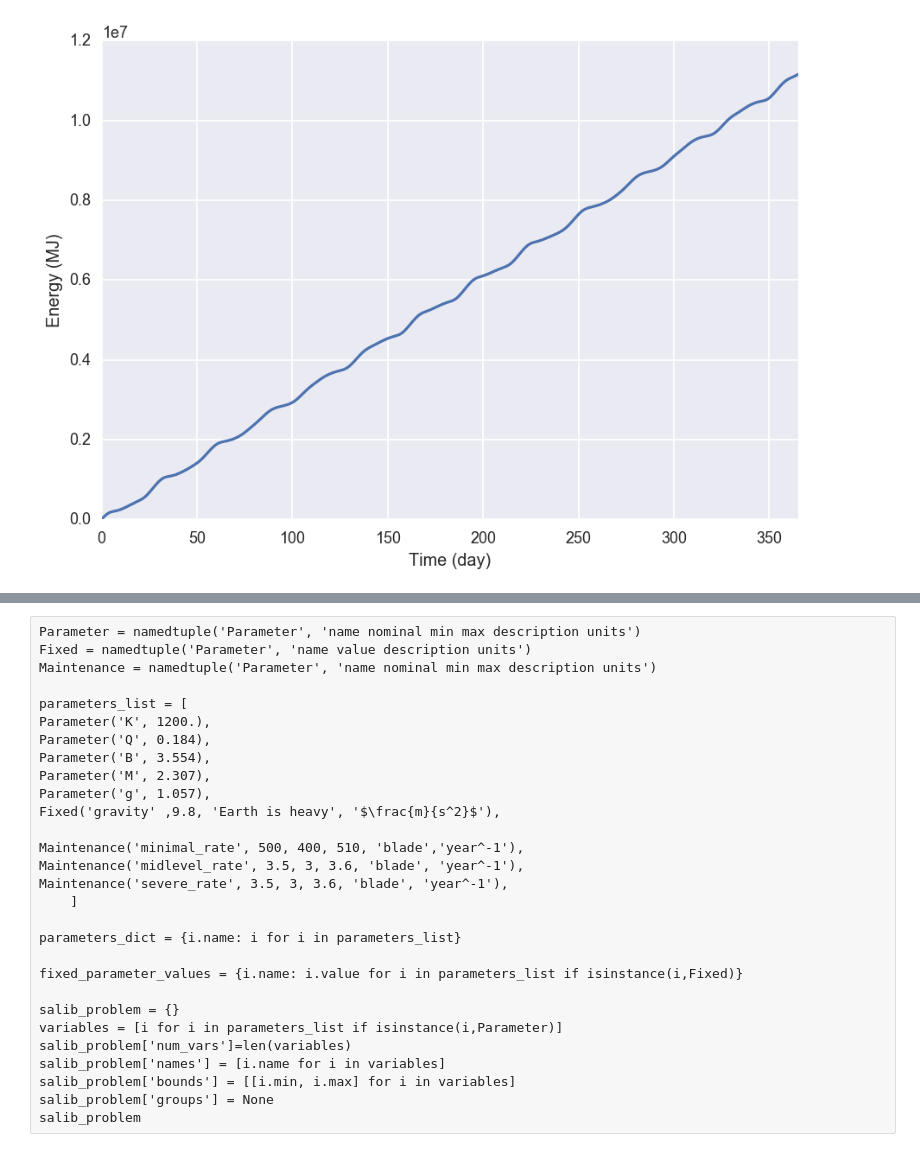
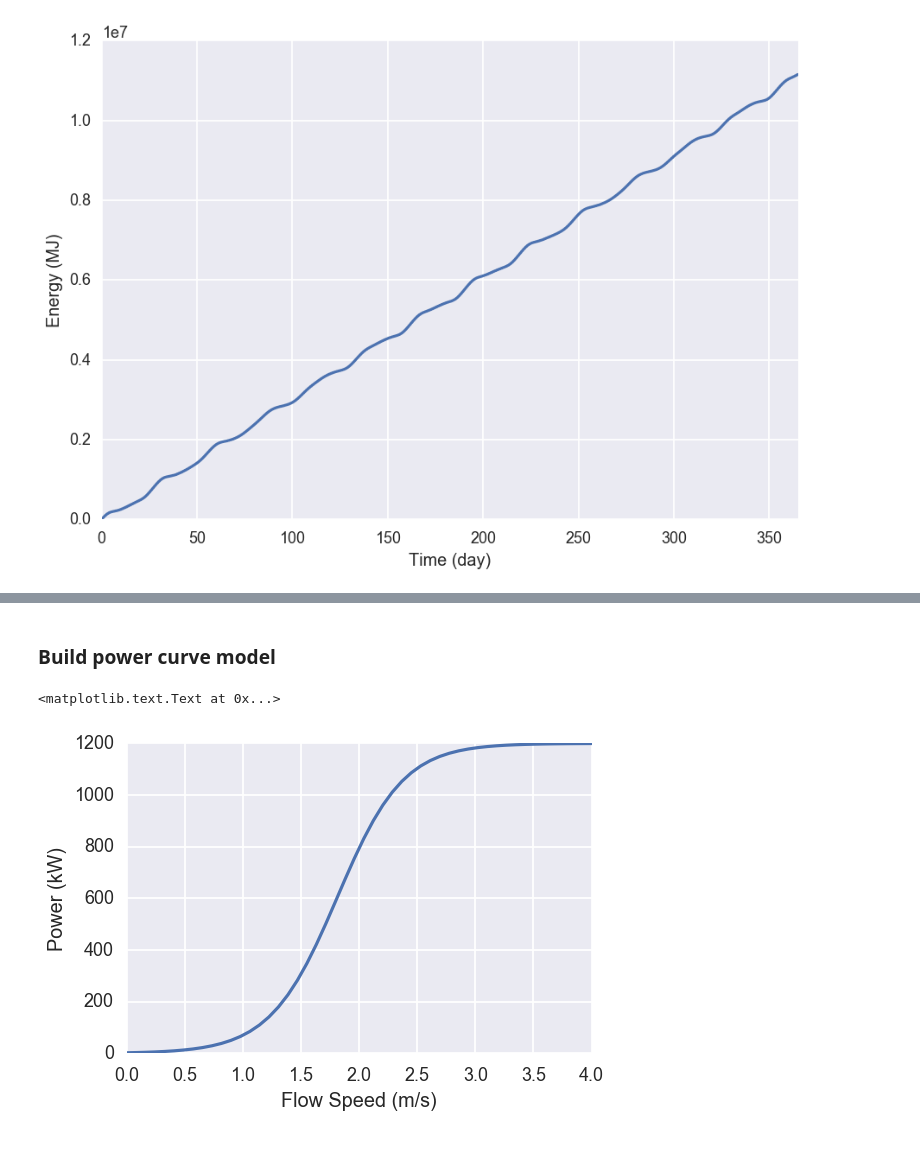
Before and after one commit to BAJJCapstone/MHK-LCoE, a Jupyter notebook: Levelized Cost of Electricity.ipynb, the cells around one changed output, grey strips where cells are left out. Drawn from its saved outputs; the diff is of its cells as text; code cells hidden in the pictures.

```diff
--- a/Levelized Cost of Electricity.ipynb
+++ b/Levelized Cost of Electricity.ipynb
@@ -142,29 +68,30 @@ from SALib.analyze.sobol import analyze as sa
-# %% [raw]
-Parameter = namedtuple('Parameter', 'name nominal min max description units')
-Fixed = namedtuple('Parameter', 'name value description units')
-Maintenance = namedtuple('Parameter', 'name nominal min max description units')
-
-parameters_list = [
-Parameter('K', 1200.),
-Parameter('Q', 0.184),
-Parameter('B', 3.554),
-Parameter('M', 2.307),
-Parameter('g', 1.057),
-Fixed('gravity' ,9.8, 'Earth is heavy', '$\frac{m}{s^2}$'),
-
-Maintenance('minimal_rate', 500, 400, 510, 'blade','year^-1'),
-Maintenance('midlevel_rate', 3.5, 3, 3.6, 'blade', 'year^-1'),
-Maintenance('severe_rate', 3.5, 3, 3.6, 'blade', 'year^-1'),
-    ]
-
-parameters_dict = {i.name: i for i in parameters_list}
-
-fixed_parameter_values = {i.name: i.value for i in parameters_list if isinstance(i,Fixed)}
-
-salib_problem = {}
-variables = [i for i in parameters_list if isinstance(i,Parameter)]
-salib_problem['num_vars']=len(variables)
-salib_problem['names'] = [i.name for i in variables]
-salib_problem['bounds'] = [[i.min, i.max] for i in variables]
-salib_problem['groups'] = None
-salib_problem
+# %% [markdown]
+### Build power curve model
+# %%
+def richardsCurve(Velocity,B,M,g):
+    return 1200*(1+.1835*np.exp(-1*B*(Velocity-M)))**(-1/g)
+
+import scipy.optimize
+import numpy as np
+
+velocities = np.array([0,.5,1,1.5,2,2.5,3,3.5,4,10])
+power = np.array([0,20,75,300,800, 1100, 1175, 1195, 1200,1200])
+
+starting_guess = (1, 1, 1)
+
+optimized_parameters, covariance = scipy.optimize.curve_fit(richardsCurve,
+                                                                 xdata = velocities,
+                                                                 ydata = power,
+                                                                 p0 = starting_guess)
+x = np.linspace(0,4)
+y = richardsCurve(x, *optimized_parameters)
+
+%matplotlib inline
+from matplotlib import pyplot as plt
+
+plt.plot(x,y)
+plt.ylabel('Power (kW)')
+plt.xlabel('Flow Speed (m/s)')
+# %% [output]
+<matplotlib.text.Text at 0x...>
+[figure, added]
```
Also changed, not shown: parts of 5 cells of this notebook, 3 other files.
